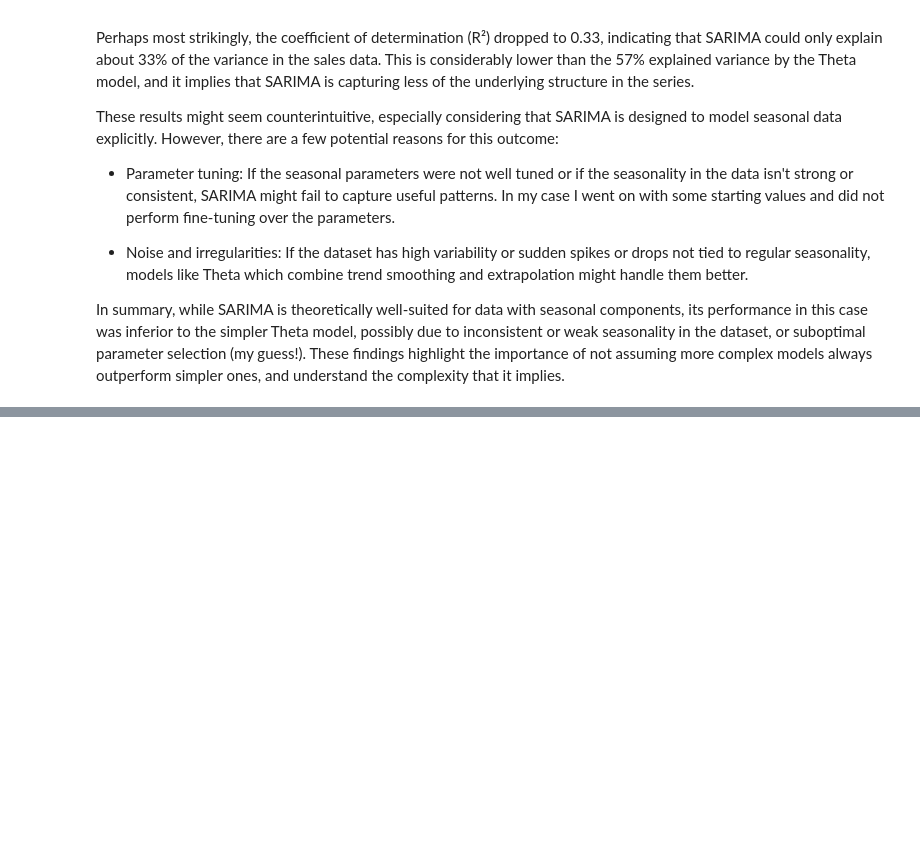
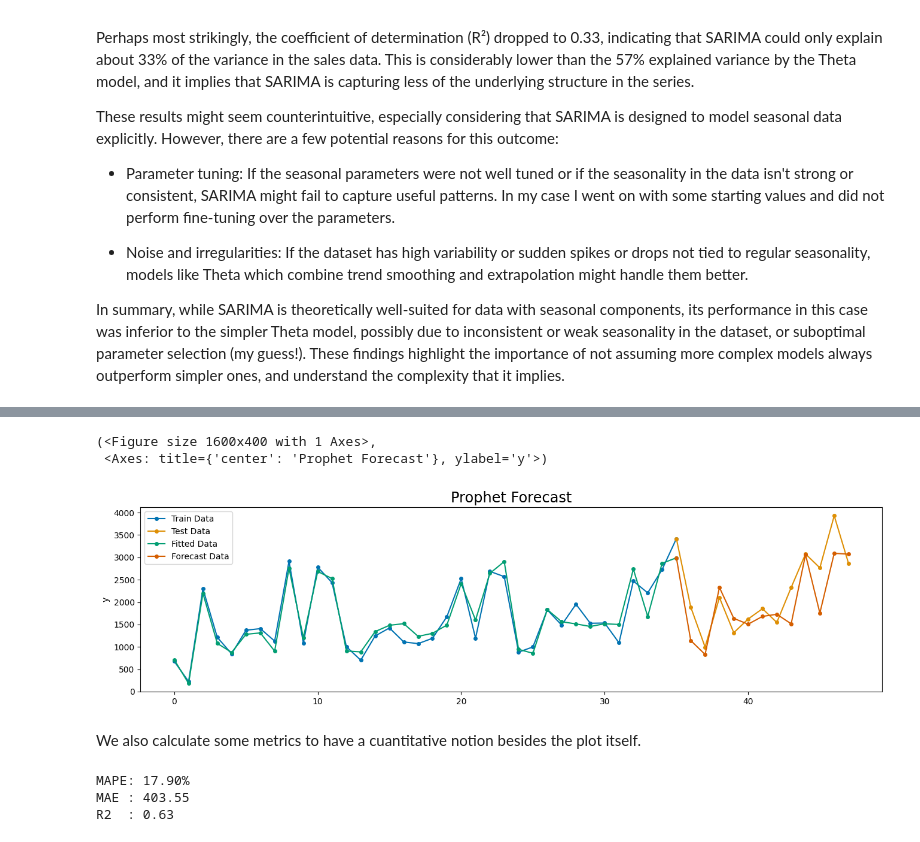
Before and after one commit to csierr/forecasting-superstore-sales, a Jupyter notebook: forecasting_sales.ipynb, the cells around one changed output, grey strips where cells are left out. Drawn from its saved outputs; the diff is of its cells as text; code cells hidden in the pictures; blank space fills up the shorter version.

Commit message:
Testing Prophet

```diff
--- a/forecasting_sales.ipynb
+++ b/forecasting_sales.ipynb
@@ -429,0 +441,6 @@ In summary, while SARIMA is theoretically well-suited for data with seasonal com
+# %%
+df = all_monthly.reset_index()
+df.columns = ['ds', 'y']
+
+train = df[:-12]
+test  = df[-13:]
@@ -429,0 +449,6 @@ In summary, while SARIMA is theoretically well-suited for data with seasonal com
+# %%
+prophet_model = Prophet()
+prophet_model.fit(train)
+
+prediction = prophet_model.make_future_dataframe(periods=12, freq='M')
+forecast   = prophet_model.predict(prediction)
@@ -429,0 +458,23 @@ In summary, while SARIMA is theoretically well-suited for data with seasonal com
+# %%
+labels=['Train Data', 'Test Data', 'Fitted Data', 'Forecast Data']
+plot_series(train['y'], test['y'], forecast['yhat'][:-12], forecast['yhat'][-13:], labels=labels, title='Prophet Forecast')
+# %% [output]
+(<Figure size 1600x400 with 1 Axes>,
+ <Axes: title={'center': 'Prophet Forecast'}, ylabel='y'>)
+[figure, added]
+# %% [markdown]
+We also calculate some metrics to have a cuantitative notion besides the plot itself.
+# %%
+y_true = test['y']
+y_pred = forecast['yhat'][-13:]
+
+mape = mean_absolute_percentage_error(y_true, y_pred)
+print(f"MAPE: {mape*100:.2f}%")
+mae = mean_absolute_error(y_true, y_pred)
+print(f"MAE : {mae:.2f}")
+r2 = r2_score(y_true, y_pred)
+print(f"R2  : {r2:.2f}")
+# %% [output]
+MAPE: 17.90%
+MAE : 403.55
+R2  : 0.63
```
Also changed, not shown: parts of 8 cells of this notebook, 1 other file.
